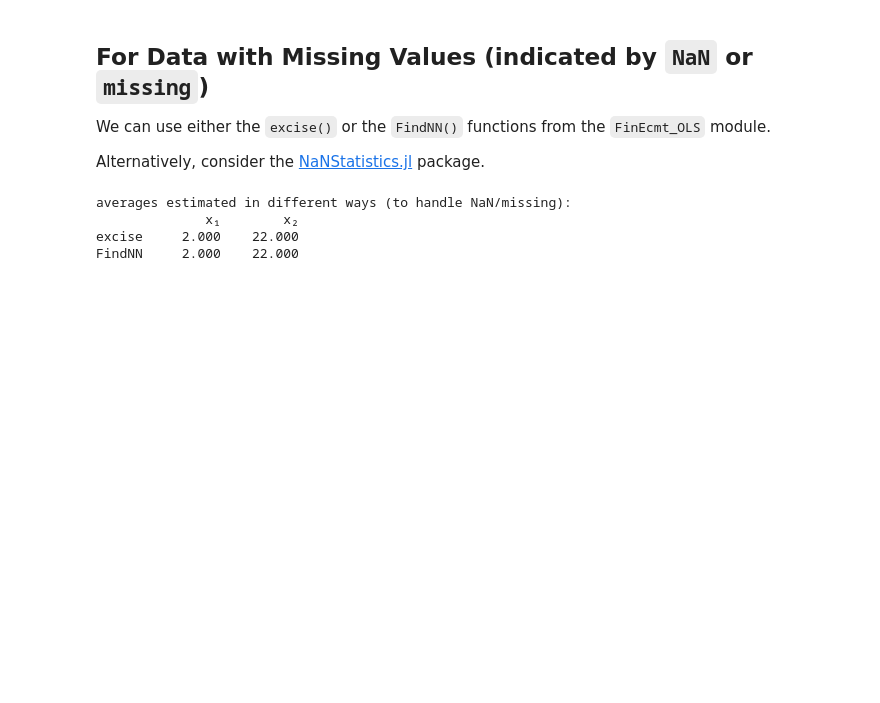
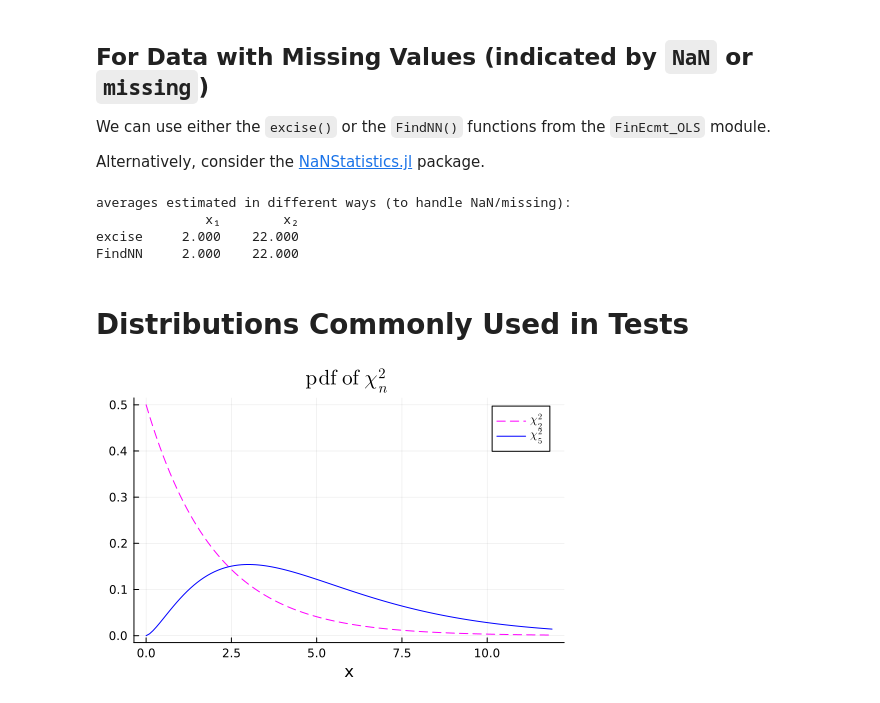
Before and after one commit to PaulSoderlind/ModernFinancialEconometrics, a Jupyter notebook: Ch01_StatsReview.ipynb, the cells around one changed output. Cells and saved outputs as stored; diff of their text form; code cells hidden in the pictures; blank space fills up the shorter version.

```diff
--- a/Ch01_StatsReview.ipynb
+++ b/Ch01_StatsReview.ipynb
@@ -283,3 +228,20 @@ averages estimated in different ways (to handle NaN/missing):
               x₁        x₂
 excise     2.000    22.000
 FindNN     2.000    22.000
+# %% [markdown]
+# Distributions Commonly Used in Tests
+# %%
+x  = 0.0001:0.1:12
+
+pdf2  = pdf.(Chisq(2),x)         #pdf of Chisq(2)
+pdf5 =  pdf.(Chisq(5),x)
+
+p1 = plot( x,[pdf2 pdf5],
+           linecolor = [:magenta :blue],
+           linestyle = [:dash :solid],
+           label = [L"\chi_{2}^{2}" L"\chi_{5}^{2}"],
+           title = L"\mathrm{pdf\ of\ } \chi_{n}^{2}",  #use \ to get spacing
+           xlabel = "x" )
+display(p1)
+# %% [output]
+[figure, added]
```
Also changed, not shown: parts of 21 cells of this notebook, 7 other files.
